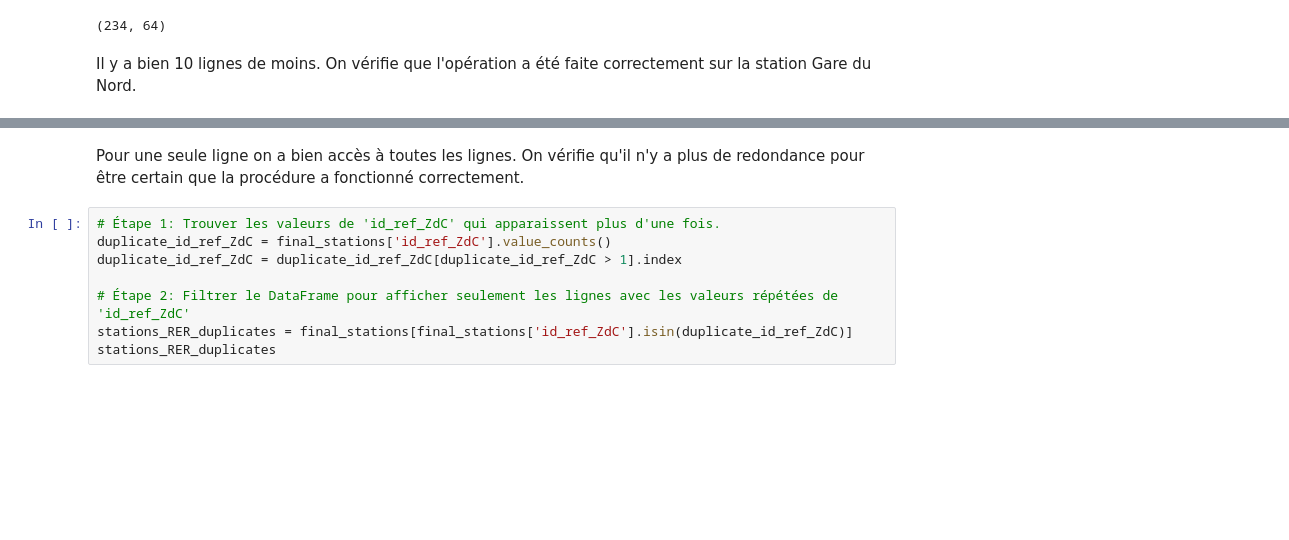
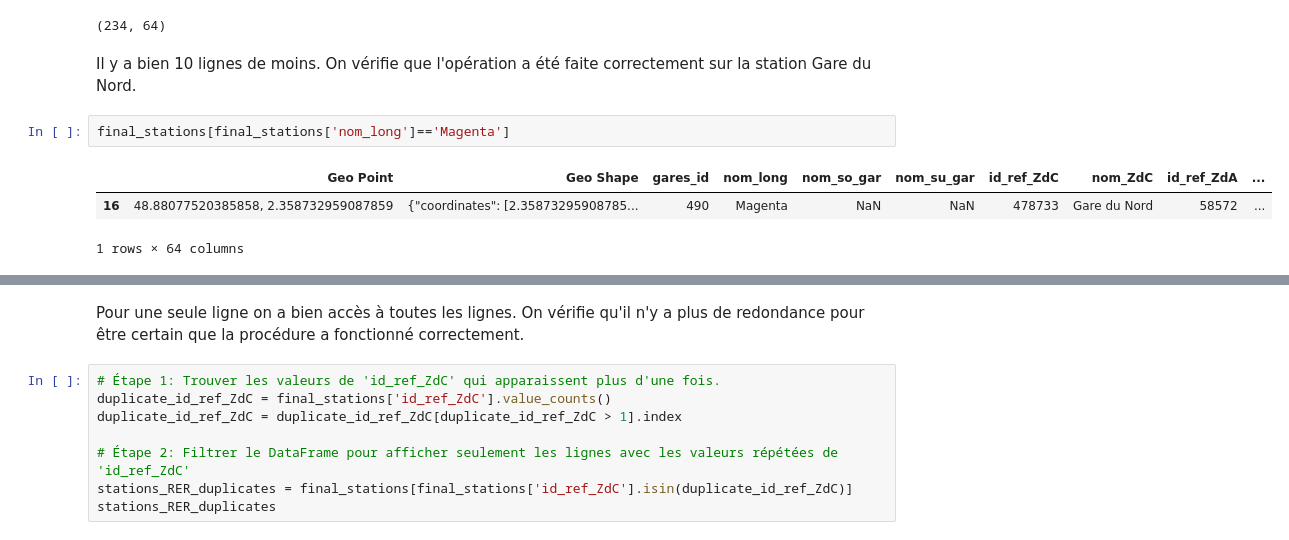
Before and after one commit to jlechat/Frequentation-des-stations-de-TC-en-Ile-de-France, a Jupyter notebook: 2- Statistiques descriptives/Preprocessing/2-stations_ZdC_stations.ipynb, the cells around one changed output, grey strips where cells are left out. Drawn from its saved outputs; the diff is of its cells as text; blank space fills up the shorter version.

```diff
--- a/2- Statistiques descriptives/Preprocessing/2-stations_ZdC_stations.ipynb
+++ b/2- Statistiques descriptives/Preprocessing/2-stations_ZdC_stations.ipynb
@@ -140,4 +146,10 @@ final_stations.shape
 (234, 64)
 # %% [markdown]
 Il y a bien 10 lignes de moins. On vérifie que l'opération a été faite correctement sur la station Gare du Nord.
+# %%
+final_stations[final_stations['nom_long']=='Magenta']
+# %% [output]
+|  | Geo Point | Geo Shape | gares_id | nom_long | nom_so_gar | nom_su_gar | id_ref_ZdC | nom_ZdC | id_ref_ZdA | ... |
+| 16 | 48.88077520385858, 2.358732959087859 | {"coordinates": [2.35873295908785... | 490 | Magenta | NaN | NaN | 478733 | Gare du Nord | 58572 | ... |
+1 rows × 64 columns
 # %%
```
Also changed, not shown: parts of 5 cells of this notebook, 1 other file.
